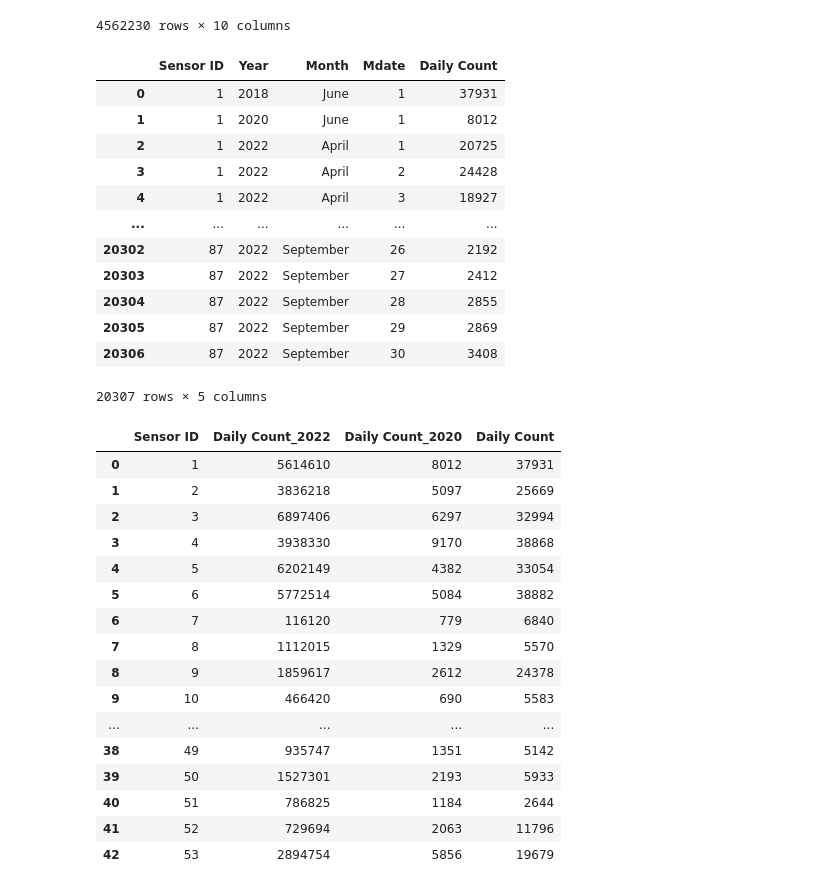
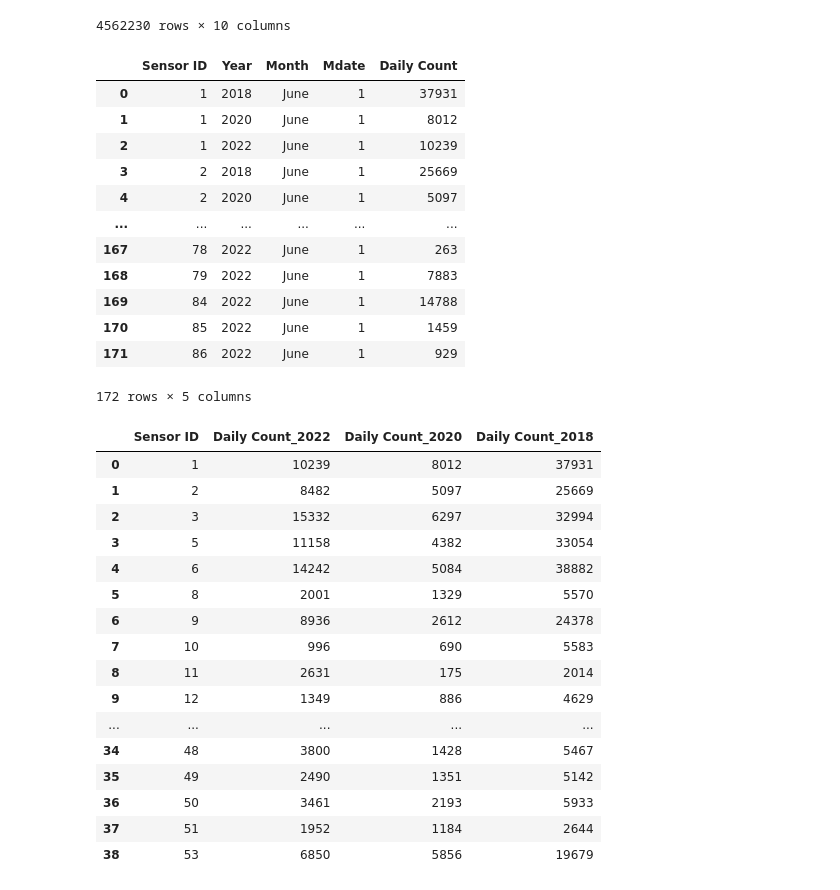
Before and after one commit to hendaman/project-1-challenge, a Jupyter notebook: Question-3-Owen/PedestrianTrafficVolume.ipynb, the cells around one changed output. Drawn from its saved outputs; the diff is of its cells as text; code cells hidden in the pictures.

```diff
--- a/Question-3-Owen/PedestrianTrafficVolume.ipynb
+++ b/Question-3-Owen/PedestrianTrafficVolume.ipynb
@@ -141,7 +141,7 @@ summed_df = grouped_df.sum(numeric_only=True)
 summed_df = summed_df.reset_index()
 
 # filter the rows based on the given conditions
-filtered_df = summed_df[(summed_df['Mdate'] == 1) & (summed_df['Month'] == 'June') & ((summed_df['Year'] == 2018) | (summed_df['Year'] == 2020)) | (summed_df['Year'] == 2022)]
+filtered_df = summed_df[(summed_df['Mdate'] == 1) & (summed_df['Month'] == 'June') & (summed_df['Year'].isin([2018, 2020, 2022]))]
 
 # reset the index
 filtered_df = filtered_df.reset_index(drop=True)
@@ -156,55 +156,57 @@ filtered_df
 |  | Sensor ID | Year | Month | Mdate | Daily Count |
 | 0 | 1 | 2018 | June | 1 | 37931 |
 | 1 | 1 | 2020 | June | 1 | 8012 |
-| 2 | 1 | 2022 | April | 1 | 20725 |
-| 3 | 1 | 2022 | April | 2 | 24428 |
-| 4 | 1 | 2022 | April | 3 | 18927 |
+| 2 | 1 | 2022 | June | 1 | 10239 |
+| 3 | 2 | 2018 | June | 1 | 25669 |
+| 4 | 2 | 2020 | June | 1 | 5097 |
 | ... | ... | ... | ... | ... | ... |
-| 20302 | 87 | 2022 | September | 26 | 2192 |
-| 20303 | 87 | 2022 | September | 27 | 2412 |
-| 20304 | 87 | 2022 | September | 28 | 2855 |
-| 20305 | 87 | 2022 | September | 29 | 2869 |
-| 20306 | 87 | 2022 | September | 30 | 3408 |
+| 167 | 78 | 2022 | June | 1 | 263 |
+| 168 | 79 | 2022 | June | 1 | 7883 |
+| 169 | 84 | 2022 | June | 1 | 14788 |
+| 170 | 85 | 2022 | June | 1 | 1459 |
+| 171 | 86 | 2022 | June | 1 | 929 |
-20307 rows × 5 columns
+172 rows × 5 columns
 # %%
 merged_df = pd.merge(filtered_df, sensor_location_df, on='Sensor ID')
 
 # filter the DataFrame for 2018 and 2022
 df_2018 = merged_df[merged_df['Year'] == 2018]
 df_2020 = merged_df[merged_df['Year'] == 2020]
 df_2022 = merged_df[merged_df['Year'] == 2022]
 
 # group the DataFrames by Sensor_ID
 grouped_df_2018 = df_2018.groupby('Sensor ID')
 grouped_df_2020 = df_2020.groupby('Sensor ID')
 grouped_df_2022 = df_2022.groupby('Sensor ID')
 
 # compute the daily count for each Sensor_ID and year
 count_2018 = grouped_df_2018['Daily Count'].sum().reset_index()
 count_2020 = grouped_df_2020['Daily Count'].sum().reset_index()
 count_2022 = grouped_df_2022['Daily Count'].sum().reset_index()
 
+count_2018 = count_2018.rename(columns={'Daily Count': 'Daily Count_2018'})
+
 diff_df = pd.merge(pd.merge(count_2022, count_2020, on='Sensor ID', suffixes=('_2022', '_2020')), count_2018, on='Sensor ID')
 
 diff_df
 # %% [output]
-|  | Sensor ID | Daily Count_2022 | Daily Count_2020 | Daily Count |
-| 0 | 1 | 5614610 | 8012 | 37931 |
-| 1 | 2 | 3836218 | 5097 | 25669 |
-| 2 | 3 | 6897406 | 6297 | 32994 |
-| 3 | 4 | 3938330 | 9170 | 38868 |
-| 4 | 5 | 6202149 | 4382 | 33054 |
-| 5 | 6 | 5772514 | 5084 | 38882 |
-| 6 | 7 | 116120 | 779 | 6840 |
-| 7 | 8 | 1112015 | 1329 | 5570 |
-| 8 | 9 | 1859617 | 2612 | 24378 |
-| 9 | 10 | 466420 | 690 | 5583 |
+|  | Sensor ID | Daily Count_2022 | Daily Count_2020 | Daily Count_2018 |
+| 0 | 1 | 10239 | 8012 | 37931 |
+| 1 | 2 | 8482 | 5097 | 25669 |
+| 2 | 3 | 15332 | 6297 | 32994 |
+| 3 | 5 | 11158 | 4382 | 33054 |
+| 4 | 6 | 14242 | 5084 | 38882 |
+| 5 | 8 | 2001 | 1329 | 5570 |
+| 6 | 9 | 8936 | 2612 | 24378 |
+| 7 | 10 | 996 | 690 | 5583 |
+| 8 | 11 | 2631 | 175 | 2014 |
+| 9 | 12 | 1349 | 886 | 4629 |
 | ... | ... | ... | ... | ... |
-| 38 | 49 | 935747 | 1351 | 5142 |
-| 39 | 50 | 1527301 | 2193 | 5933 |
-| 40 | 51 | 786825 | 1184 | 2644 |
-| 41 | 52 | 729694 | 2063 | 11796 |
-| 42 | 53 | 2894754 | 5856 | 19679 |
+| 34 | 48 | 3800 | 1428 | 5467 |
+| 35 | 49 | 2490 | 1351 | 5142 |
+| 36 | 50 | 3461 | 2193 | 5933 |
+| 37 | 51 | 1952 | 1184 | 2644 |
+| 38 | 53 | 6850 | 5856 | 19679 |
 # %%
 # compute the daily count difference for each Sensor_ID
 diff_df['Daily Count_Diff'] = diff_df['Daily Count_2022'] - diff_df['Daily Count_2018']
```
Also changed, not shown: parts of 6 cells of this notebook.
